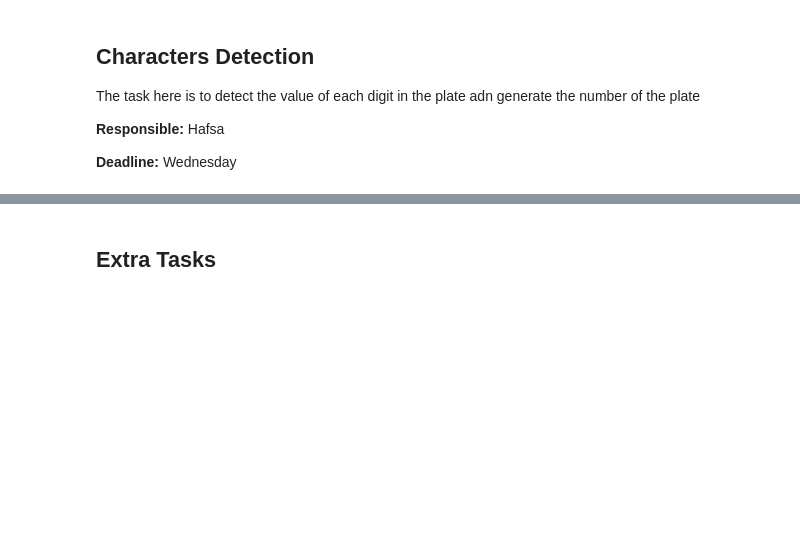
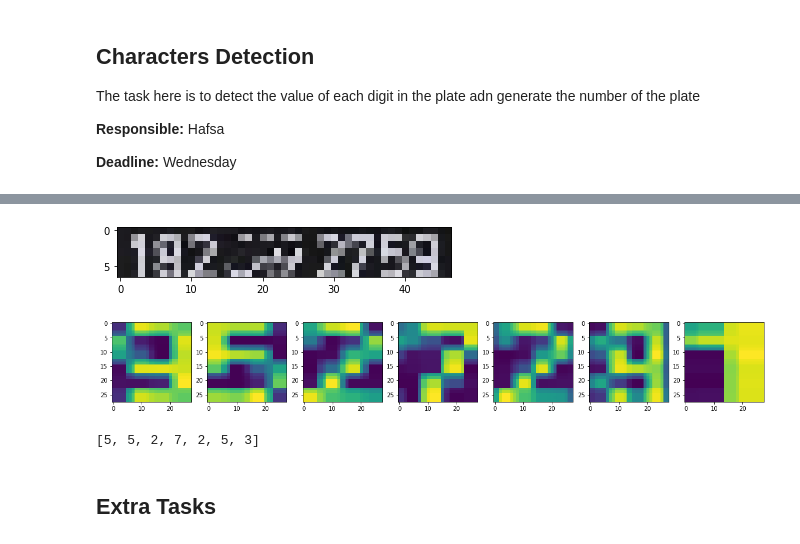
Before and after one commit to ML-Academy-team/License-Plate-Detection, a Jupyter notebook: License-Plate-Detection.ipynb, the cells around one changed output, grey strips where cells are left out. Drawn from its saved outputs; the diff is of its cells as text; code cells hidden in the pictures; blank space fills up the shorter version.

```diff
--- a/License-Plate-Detection.ipynb
+++ b/License-Plate-Detection.ipynb
@@ -255,3 +318,18 @@ The task here is to detect the value of each digit in the plate adn generate the
 **Responsible:** Hafsa
 
 **Deadline:** Wednesday
+# %%
+import numpy as np
+from sklearn.datasets import load_digits
+
+data, labels = load_digits(return_X_y=True)
+(n_samples, n_features), n_digits = data.shape, np.unique(labels).size
+# %%
+resized_images = []
+for i in range(len(data)):
+    resized_images.append(cv2.resize(data[i].reshape(8,8), (28,28), interpolation = cv2.INTER_AREA))
+
+data = np.expand_dims(np.array(resized_images), axis=-1)
+labels = tf.keras.utils.to_categorical(
+    labels, num_classes=10, dtype='float32'
+)
@@ -257,0 +379,2 @@ The task here is to detect the value of each digit in the plate adn generate the
+# %%
+model.fit(data, labels, validation_split=0.15 , batch_size=32, epochs=50)
@@ -258,3 +400,44 @@ The task here is to detect the value of each digit in the plate adn generate the
+# %%
+def recognise_digits(digits_images):
+    lst = []
+    for image in digits_images:
+        image=np.expand_dims(image, axis=(0,-1))
+        class_ = np.argmax(model(image))
+        lst.append(class_)
+    return lst
+
+def get_plate_content(image, box, plot=True):
+    """
+    retruns the plate content limited
+    in the box of the image
+    """
+    plate_image =  extract_plate(image, box)
+    if plot:
+        plot_plate(plate_image)
+    left_part = plate_image[:,:plate_image.shape[1]//2,:]
+    right_part = plate_image[:,plate_image.shape[1]//2:,:]
+
+    digits_image_right, _ = segment_plate(right_part)
+    digits_image_left, _  = segment_plate(left_part)
+
+    digits_image = digits_image_right[-4:] + digits_image_left[-3:]
+    if plot:
+        fig, axs = plt.subplots(1, len(digits_image), figsize=(20,5))
+        for i in range(len(digits_image)):
+            axs[i].imshow(digits_image[i])
+        plt.show()
+    plate_content = recognise_digits(digits_image)
+    return plate_content
+
+# new_images,
+index = 12
+xmin, ymin, xmax, ymax = new_targets.iloc[index][[ 'xmin', 'ymin',  'xmax', 'ymax']]
+image = new_images[index]
+get_plate_content(image,(xmin, ymin, xmax, ymax))
+# %% [output]
+[figure, added]
+[figure, added]
+[5, 5, 2, 7, 2, 5, 3]
 # %% [markdown]
 ## Extra Tasks
 # %% [markdown]
```
Also changed, not shown: parts of 11 cells of this notebook.
